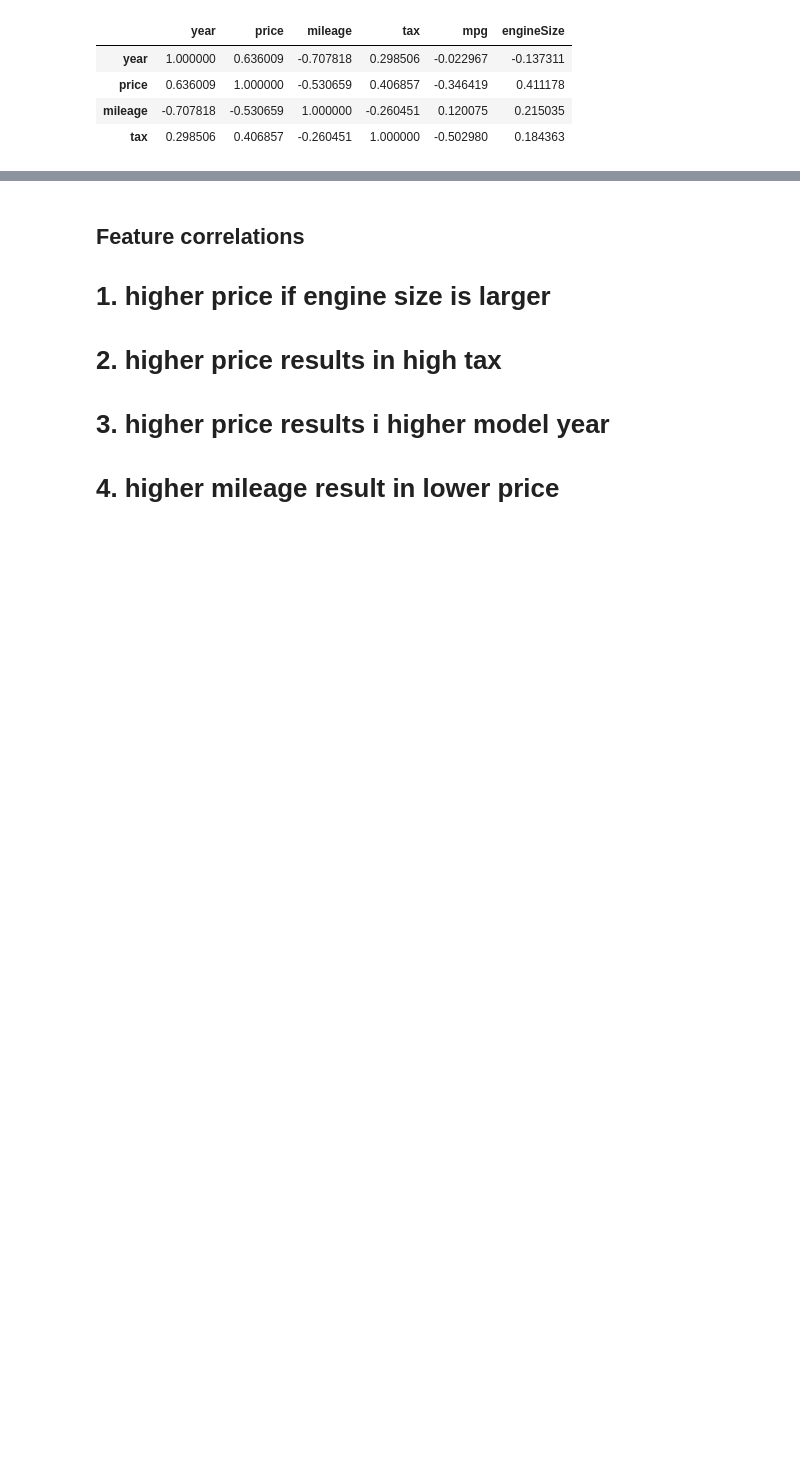
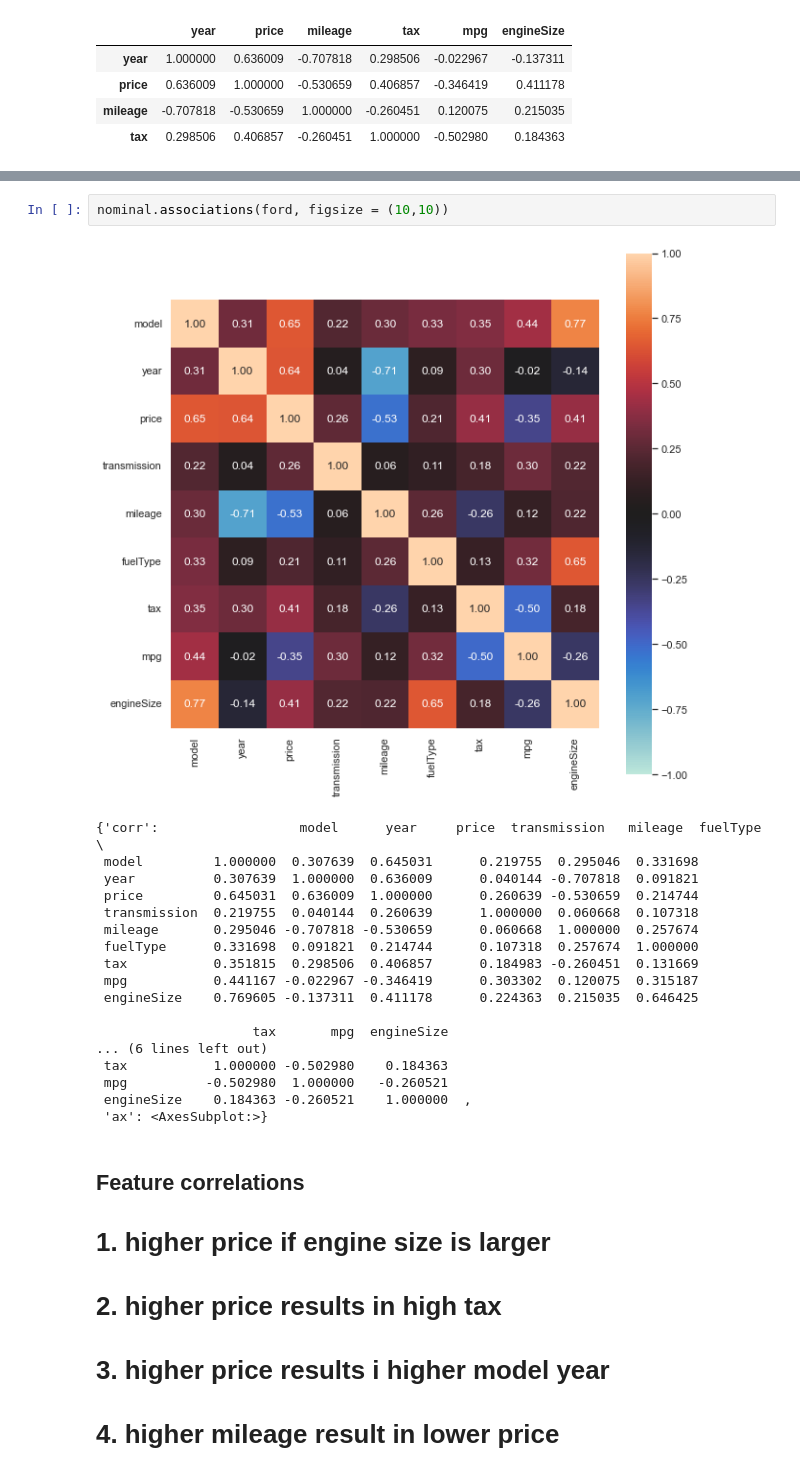
Before and after one commit to godwinnwalozie/Machine_Learning_Supervised, a Jupyter notebook: Ford Car Price Prediction/ford.ipynb, the cells around one changed output, grey strips where cells are left out. Drawn from its saved outputs; the diff is of its cells as text; blank space fills up the shorter version.

```diff
--- a/Ford Car Price Prediction/ford.ipynb
+++ b/Ford Car Price Prediction/ford.ipynb
@@ -103,3 +104,24 @@ sns.heatmap(ford.corr(),annot= True,ax=ax);
+# %%
+nominal.associations(ford, figsize = (10,10))
+# %% [output]
+[figure, added]
+{'corr':                  model      year     price  transmission   mileage  fuelType  \
+ model         1.000000  0.307639  0.645031      0.219755  0.295046  0.331698
+ year          0.307639  1.000000  0.636009      0.040144 -0.707818  0.091821
+ price         0.645031  0.636009  1.000000      0.260639 -0.530659  0.214744
+ transmission  0.219755  0.040144  0.260639      1.000000  0.060668  0.107318
+ mileage       0.295046 -0.707818 -0.530659      0.060668  1.000000  0.257674
+ fuelType      0.331698  0.091821  0.214744      0.107318  0.257674  1.000000
+ tax           0.351815  0.298506  0.406857      0.184983 -0.260451  0.131669
+ mpg           0.441167 -0.022967 -0.346419      0.303302  0.120075  0.315187
+ engineSize    0.769605 -0.137311  0.411178      0.224363  0.215035  0.646425
+
+                    tax       mpg  engineSize
+... (6 lines left out)
+ tax           1.000000 -0.502980    0.184363
+ mpg          -0.502980  1.000000   -0.260521
+ engineSize    0.184363 -0.260521    1.000000  ,
+ 'ax': <AxesSubplot:>}
 # %% [markdown]
 ## **Feature correlations**
 # 1. higher price if engine size is larger
```
Also changed, not shown: parts of 4 cells of this notebook.
